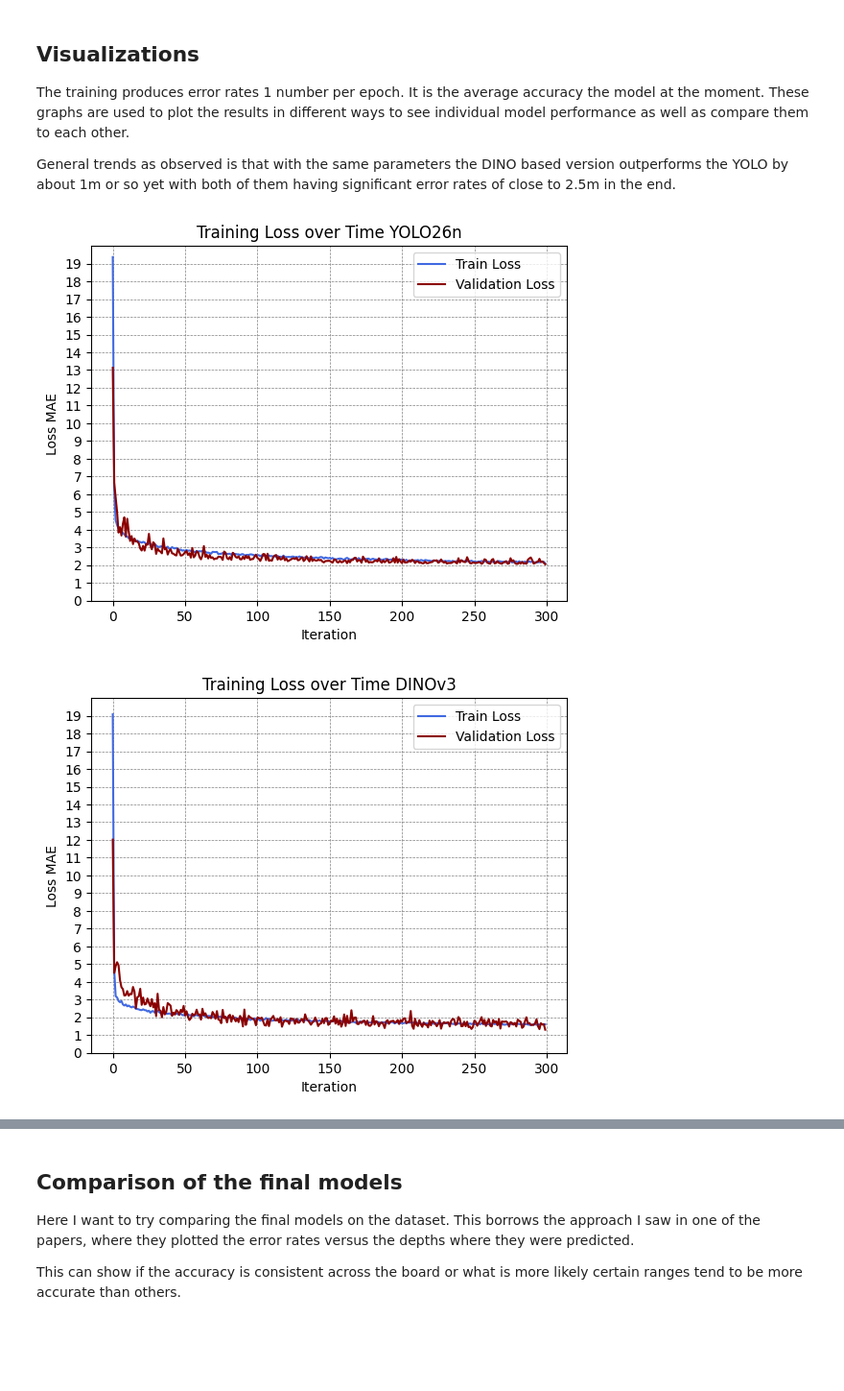
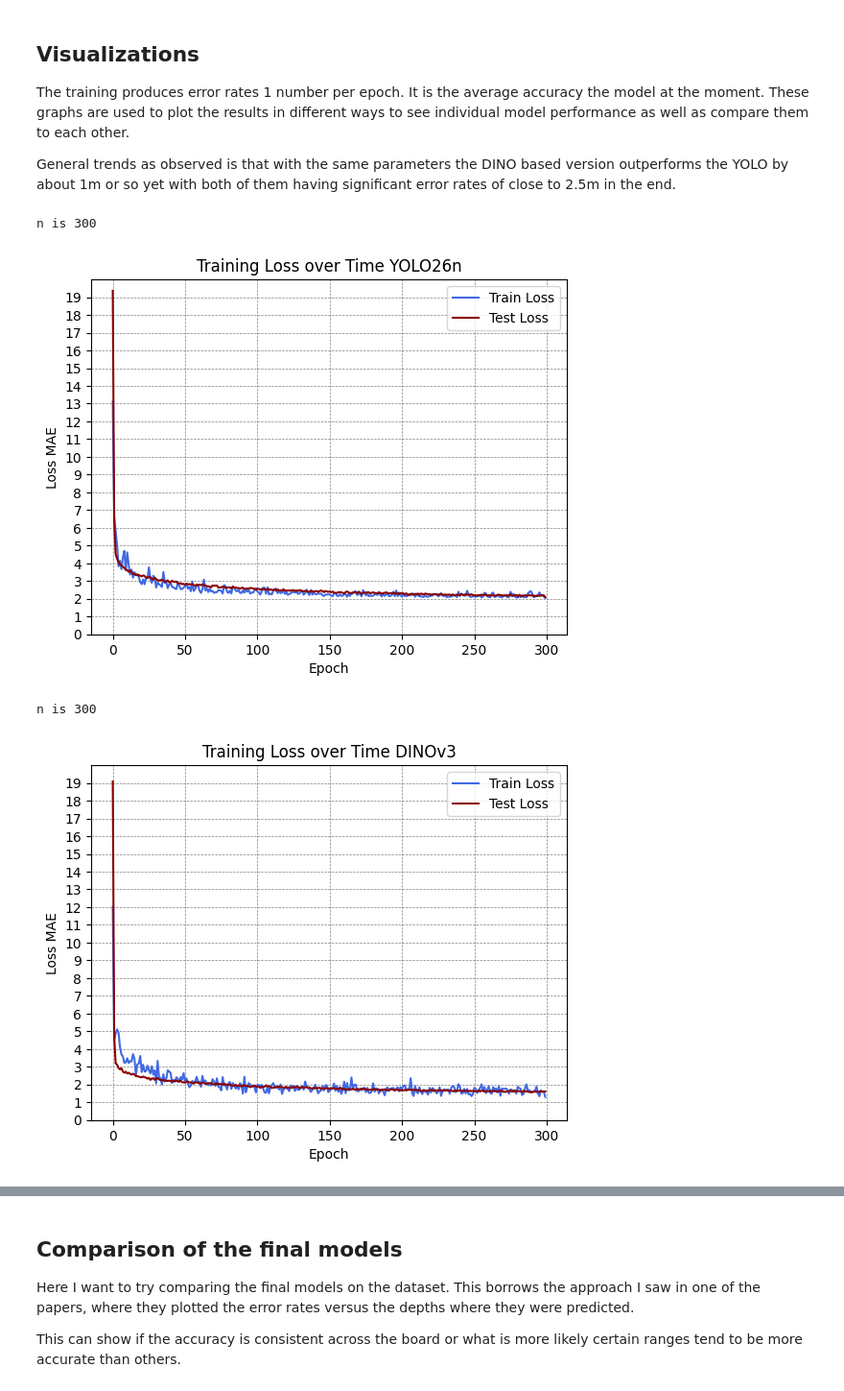
Before and after one commit to TPdkr/thesis, a Jupyter notebook: src/model.ipynb, the cells around one changed output, grey strips where cells are left out. Shown at 96% size. Drawn from its saved outputs; the diff is of its cells as text; code cells hidden in the pictures; blank space fills up the shorter version.

Commit message:
made the plots more easily replicable

```diff
--- a/src/model.ipynb
+++ b/src/model.ipynb
@@ -297,31 +307,46 @@ The training produces error rates 1 number per epoch. It is the average accuracy
 
 General trends as observed is that with the same parameters the DINO based version outperforms the YOLO by about 1m or so yet with both of them having significant error rates of close to 2.5m in the end.
 # %%
-plt.plot(train_losses_yolo, label="Train Loss", color="royalblue")
-plt.plot(val_losses_yolo, label="Validation Loss", color="darkred")
-plt.xlabel("Iteration")
-plt.ylabel("Loss MAE")
-plt.ylim(0, 20)
-plt.yticks(np.arange(0, 20, 1))
-plt.title("Training Loss over Time YOLO26n")
-plt.grid(color='gray', linestyle='--', linewidth=0.5)
-plt.legend()
-plt.savefig("../visualizations/loss_plot_yolo_og.png")
-plt.show()
+loss_plot_df = pd.read_csv(f"../data/error_scores_dy_{IMG_SUFFIX}.csv")
+
+losses = [
+    {
+    "values": loss_plot_df["test_loss_yolo"],
+    "label": "Train Loss",
+    "color": "royalblue"
+    },
+    {
+    "values": loss_plot_df["train_loss_yolo"],
+    "label": "Test Loss",
+    "color": "darkred"
+    },
+]
+path = f"../visualizations/loss_plot_yolo_{IMG_SUFFIX}.png"
+title = "Training Loss over Time YOLO26n"
+
+lossPlot(losses, title, path)
 # %% [output]
+n is 300
-[figure, old version]
+[figure, new version]
 # %%
-plt.plot(train_losses_dino, label="Train Loss", color="royalblue")
-plt.plot(val_losses_dino, label="Validation Loss", color="darkred")
-plt.xlabel("Iteration")
-plt.ylabel("Loss MAE")
-plt.ylim(0, 20)
-plt.yticks(np.arange(0, 20, 1))
-plt.title("Training Loss over Time DINOv3")
-plt.grid(color='gray', linestyle='--', linewidth=0.5)
-plt.legend()
-plt.savefig("../visualizations/loss_plot_dino_og.png")
-plt.show()
+losses = [
+    {
+    "values": loss_plot_df["test_loss_dino"],
+    "label": "Train Loss",
+    "color": "royalblue"
+    },
+    {
+    "values": loss_plot_df["train_loss_dino"],
+    "label": "Test Loss",
+    "color": "darkred"
+    },
+]
+
+title = "Training Loss over Time DINOv3"
+path = f"../visualizations/loss_plot_dino_{IMG_SUFFIX}.png"
+
+lossPlot(losses, title, path)
 # %% [output]
+n is 300
-[figure, old version]
+[figure, new version]
 # %%
```
Also changed, not shown: parts of 6 cells of this notebook, 5 other files.
